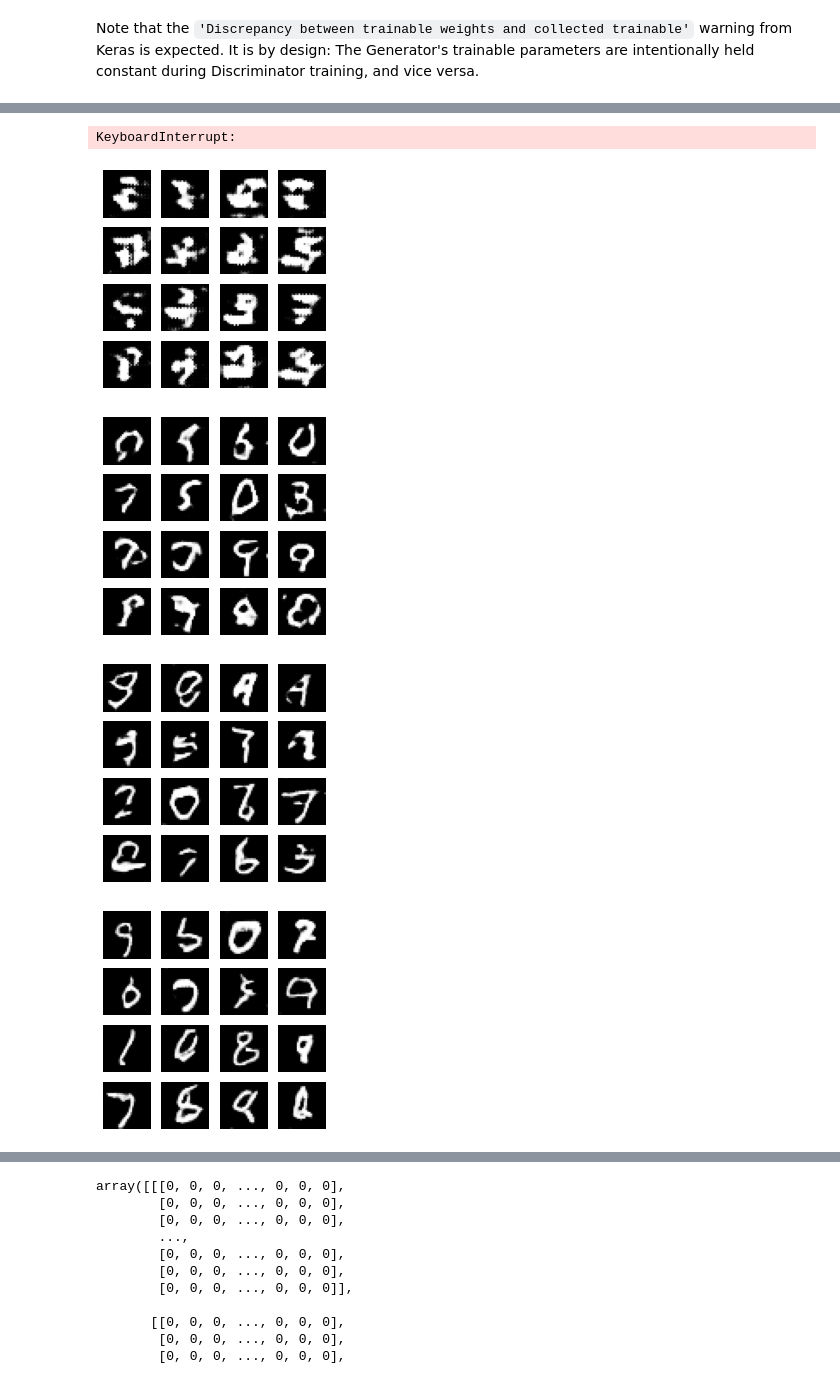
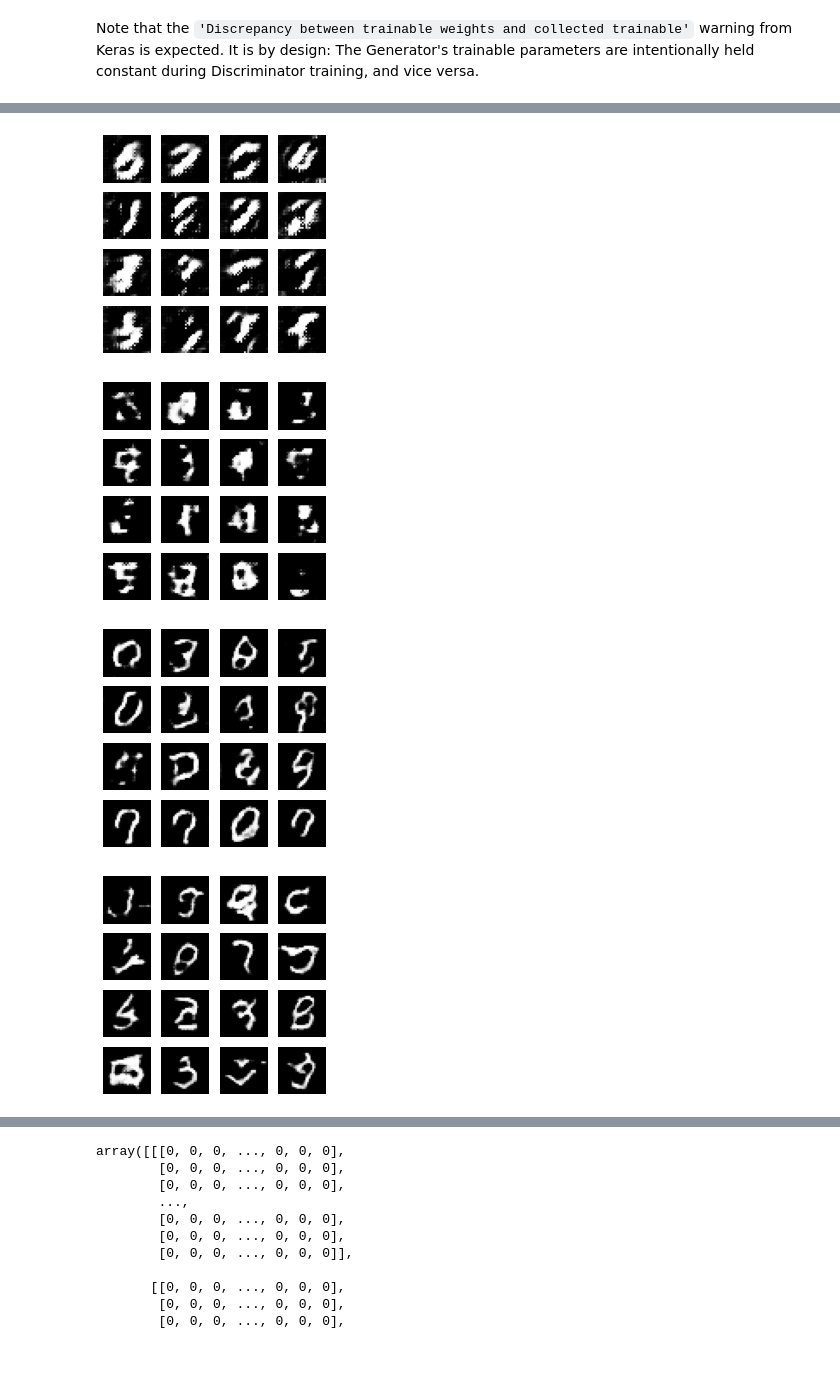
Before and after one commit to furyhawk/gans-in-action, a Jupyter notebook: chapter-4/Chapter_4_DCGAN.ipynb, the cells around one changed output, grey strips where cells are left out. Saved outputs shown, nothing was run; the diff lists cells and outputs as text; code cells hidden in the pictures.

```diff
--- a/chapter-4/Chapter_4_DCGAN.ipynb
+++ b/chapter-4/Chapter_4_DCGAN.ipynb
@@ -235,9 +235,9 @@ def sample_images(generator, image_grid_rows=4, image_grid_columns=4):
 Note that the `'Discrepancy between trainable weights and collected trainable'` warning from Keras is expected. It is by design: The Generator's trainable parameters are intentionally held constant during Discriminator training, and vice versa.
 # %%
 # Set hyperparameters
-iterations = 10000
+iterations = 6000
 batch_size = 128
-sample_interval = 1000
+sample_interval = 500
 
 # Train the DCGAN for the specified number of iterations
 train(iterations, batch_size, sample_interval)
@@ -262,5 +262,4 @@ WARNING:tensorflow:Discrepancy between trainable weights and collected trainable
-KeyboardInterrupt:
-[figure, old version]
+[figure, new version]
-[figure, old version]
+[figure, new version]
-[figure, old version]
+[figure, new version]
-[figure, old version]
+[figure, new version]
```
Also changed, not shown: parts of 3 cells of this notebook.
